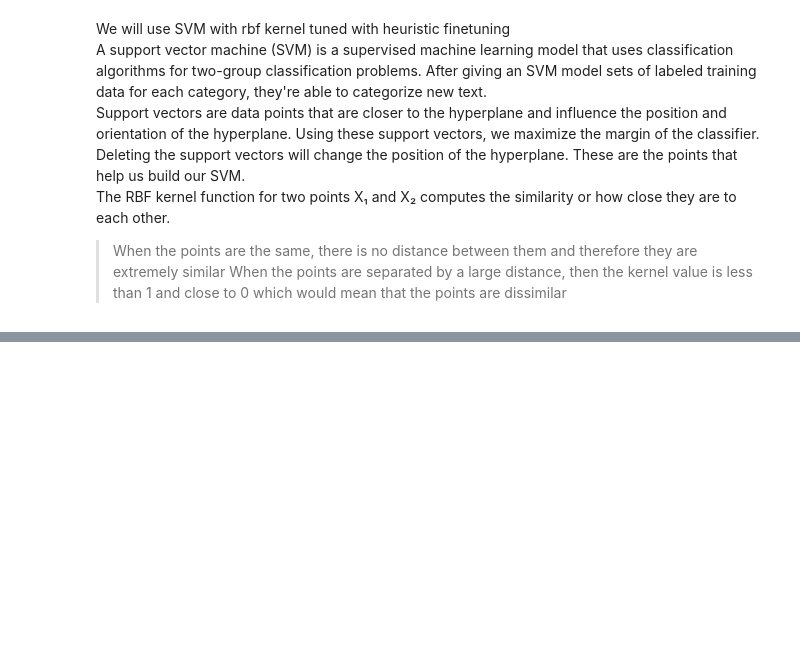
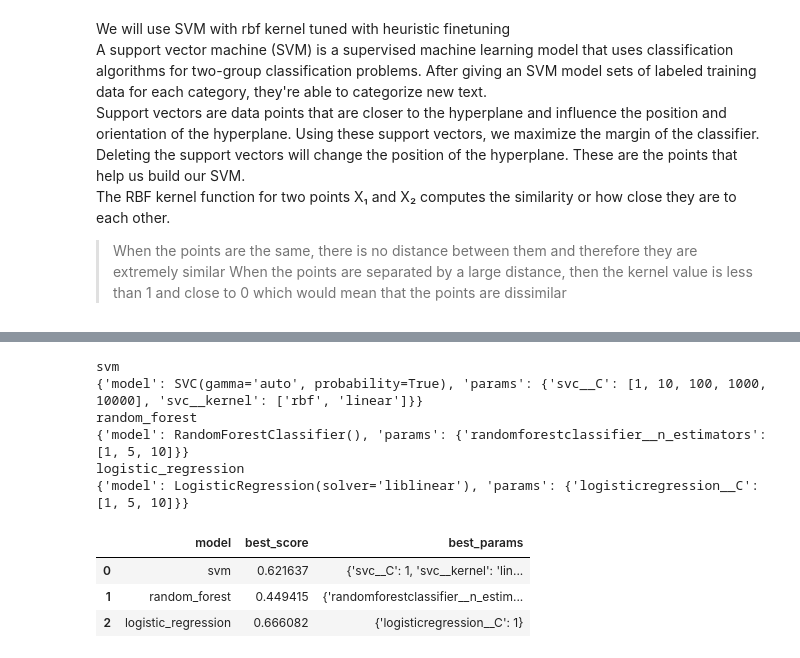
Before and after one commit to ksenyanix/project-Image-Classification, a Jupyter notebook: model/marvel_actor_classifier.ipynb, the cells around one changed output, grey strips where cells are left out. Saved outputs shown, nothing was run; the diff lists cells and outputs as text; code cells hidden in the pictures; blank space fills up the shorter version.

```diff
--- a/model/marvel_actor_classifier.ipynb
+++ b/model/marvel_actor_classifier.ipynb
@@ -239,0 +272,52 @@ from sklearn.metrics import classification_report
+# %%
+model_params = {
+    'svm': {
+        'model': svm.SVC(gamma='auto',probability=True),
+        'params' : {
+            'svc__C': [1, 10, 100, 1000, 10000],
+            'svc__kernel': ['rbf','linear']
+        }
+    },
+    'random_forest': {
+        'model': RandomForestClassifier(),
+        'params' : {
+            'randomforestclassifier__n_estimators': [1, 5, 10]
+        }
+    },
+    'logistic_regression' : {
+        'model': LogisticRegression(solver='liblinear', multi_class='auto'),
+        'params': {
+            'logisticregression__C': [1, 5, 10]
+        }
+    }
+}
+# %%
+scores = []
+best_estimators = {}
+import pandas as pd
+for algo, mp in model_params.items():
+    print(algo)
+    print(mp)
+    pipe = make_pipeline(StandardScaler(), mp['model'])
+    clf =  GridSearchCV(pipe, mp['params'], cv=10, return_train_score=False)
+    clf.fit(X_train, y_train)
+    scores.append({
+        'model': algo,
+        'best_score': clf.best_score_,
+        'best_params': clf.best_params_
+    })
+    best_estimators[algo] = clf.best_estimator_
+
+df = pd.DataFrame(scores,columns=['model','best_score','best_params'])
+df
+# %% [output]
+svm
+{'model': SVC(gamma='auto', probability=True), 'params': {'svc__C': [1, 10, 100, 1000, 10000], 'svc__kernel': ['rbf', 'linear']}}
+random_forest
+{'model': RandomForestClassifier(), 'params': {'randomforestclassifier__n_estimators': [1, 5, 10]}}
+logistic_regression
+{'model': LogisticRegression(solver='liblinear'), 'params': {'logisticregression__C': [1, 5, 10]}}
+|  | model | best_score | best_params |
+| 0 | svm | 0.621637 | {'svc__C': 1, 'svc__kernel': 'lin... |
+| 1 | random_forest | 0.449415 | {'randomforestclassifier__n_estim... |
+| 2 | logistic_regression | 0.666082 | {'logisticregression__C': 1} |
```
Also changed, not shown: parts of 18 cells of this notebook, 2 other files.
